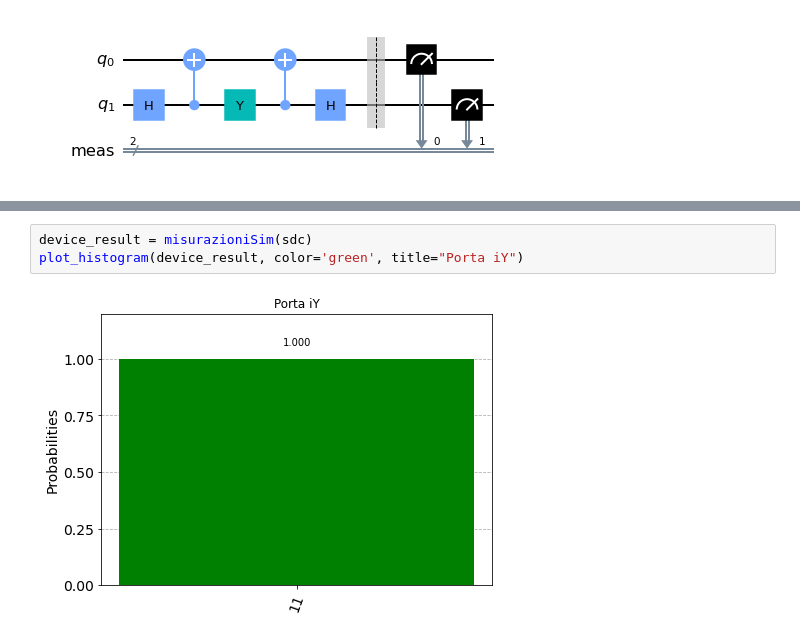
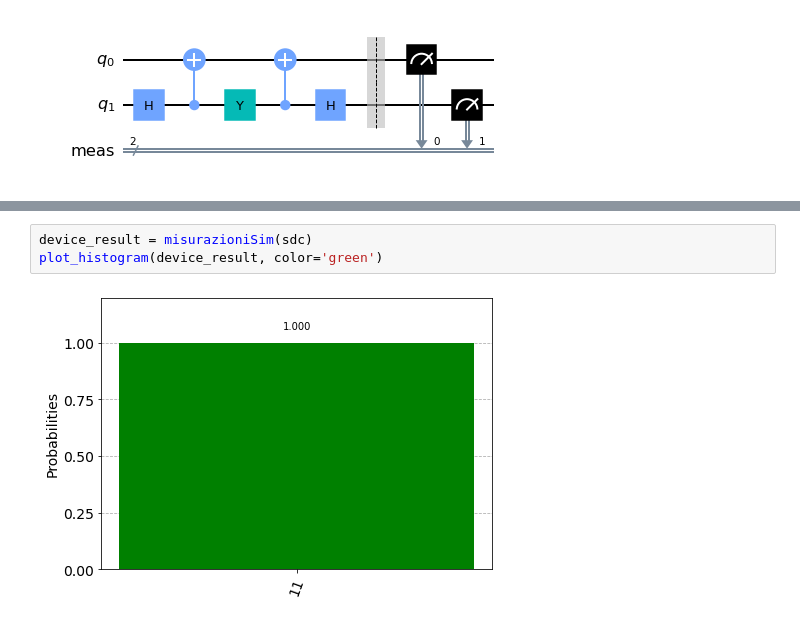
Before and after one commit to rvale00/fcqLab, a Jupyter notebook: superdensecode.ipynb, the cells around one changed output, grey strips where cells are left out. Drawn from its saved outputs; the diff is of its cells as text.

```diff
--- a/superdensecode.ipynb
+++ b/superdensecode.ipynb
@@ -135,5 +135,5 @@ Job Status: job has successfully run
 # %%
 device_result = misurazioniSim(sdc)
-plot_histogram(device_result, color='green', title="Porta iY")
+plot_histogram(device_result, color='green')
 # %% [output]
-[figure, old version]
+[figure, new version]
```
Also changed, not shown: parts of 7 cells of this notebook, 1 other file.
